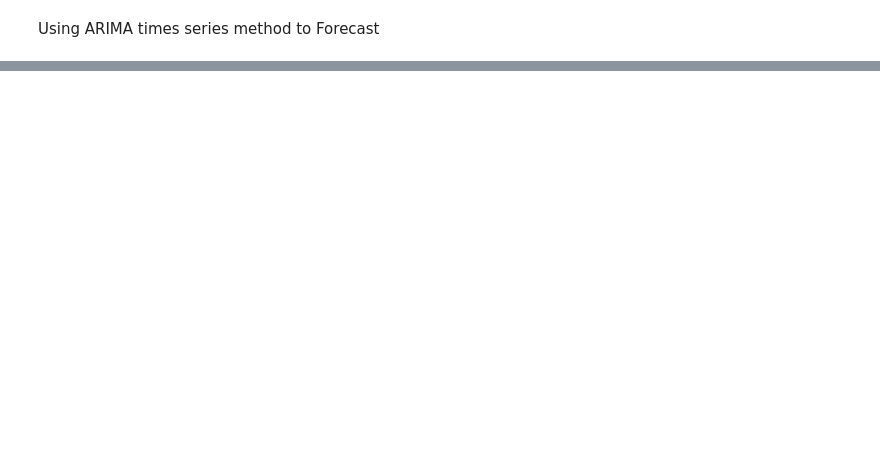
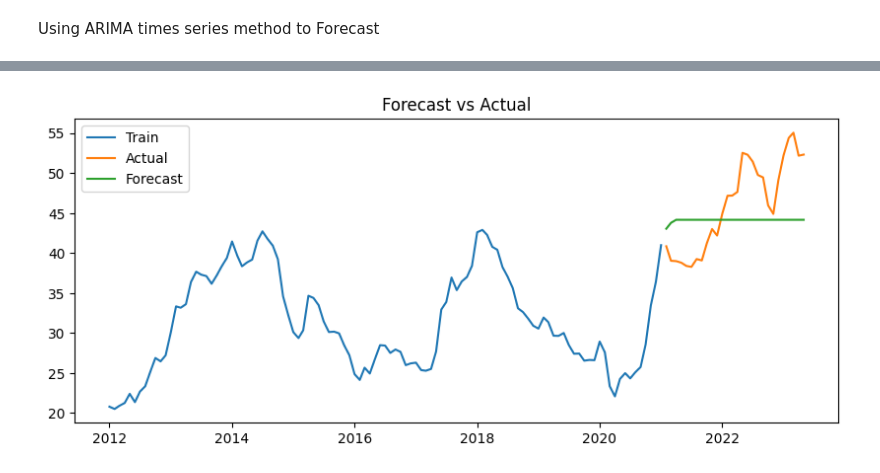
Before and after one commit to dlhegend/-TS_Academy_Capstone_Project, a Jupyter notebook: notebooks/Gift_M_TSAcademy_Cap_Project.ipynb, the cells around one changed output, grey strips where cells are left out. Cells and saved outputs as stored; diff of their text form; code cells hidden in the pictures; blank space fills up the shorter version.

```diff
--- a/notebooks/Gift_M_TSAcademy_Cap_Project.ipynb
+++ b/notebooks/Gift_M_TSAcademy_Cap_Project.ipynb
@@ -275,0 +327,13 @@ Freq: MS, Name: predicted_mean, dtype: float64
+# %%
+#Plot Forecast
+forecast_1 = fitted_model.forecast(steps=len(test))
+
+plt.figure(figsize=(10,4))
+plt.plot(train, label='Train')
+plt.plot(test, label='Actual')
+plt.plot(forecast_1, label='Forecast')
+plt.legend()
+plt.title("Forecast vs Actual")
+plt.show()
+# %% [output]
+[figure, added]
```
Also changed, not shown: parts of 15 cells of this notebook.
